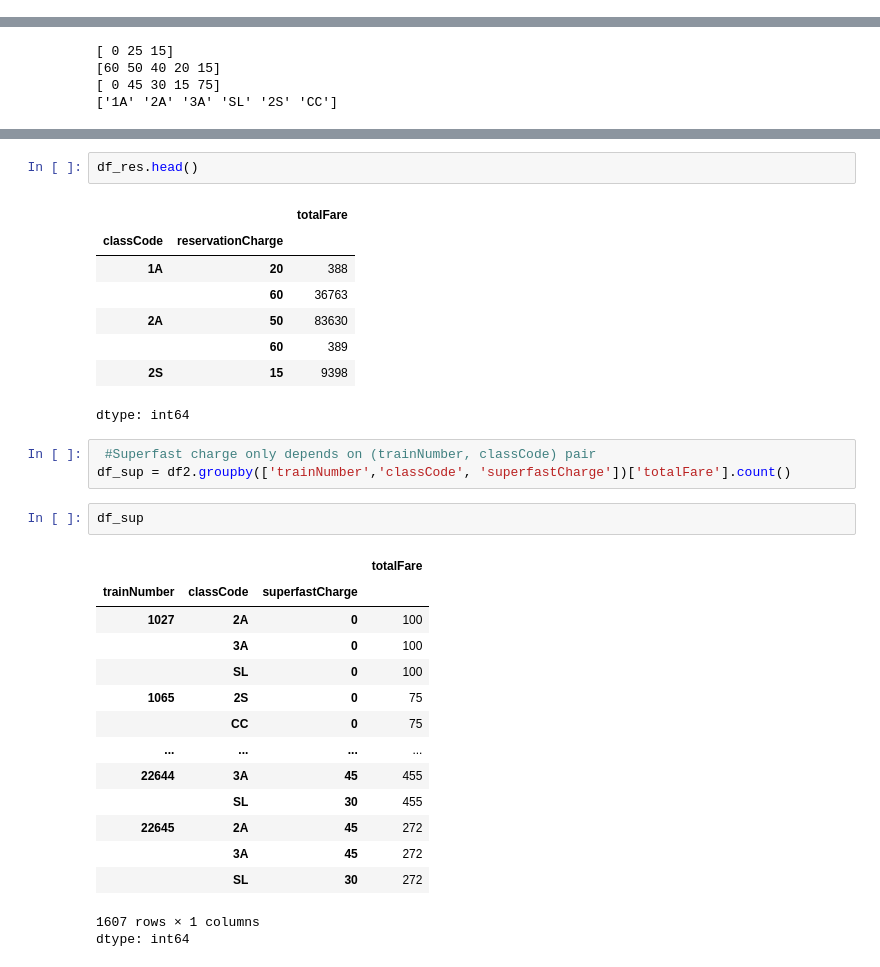
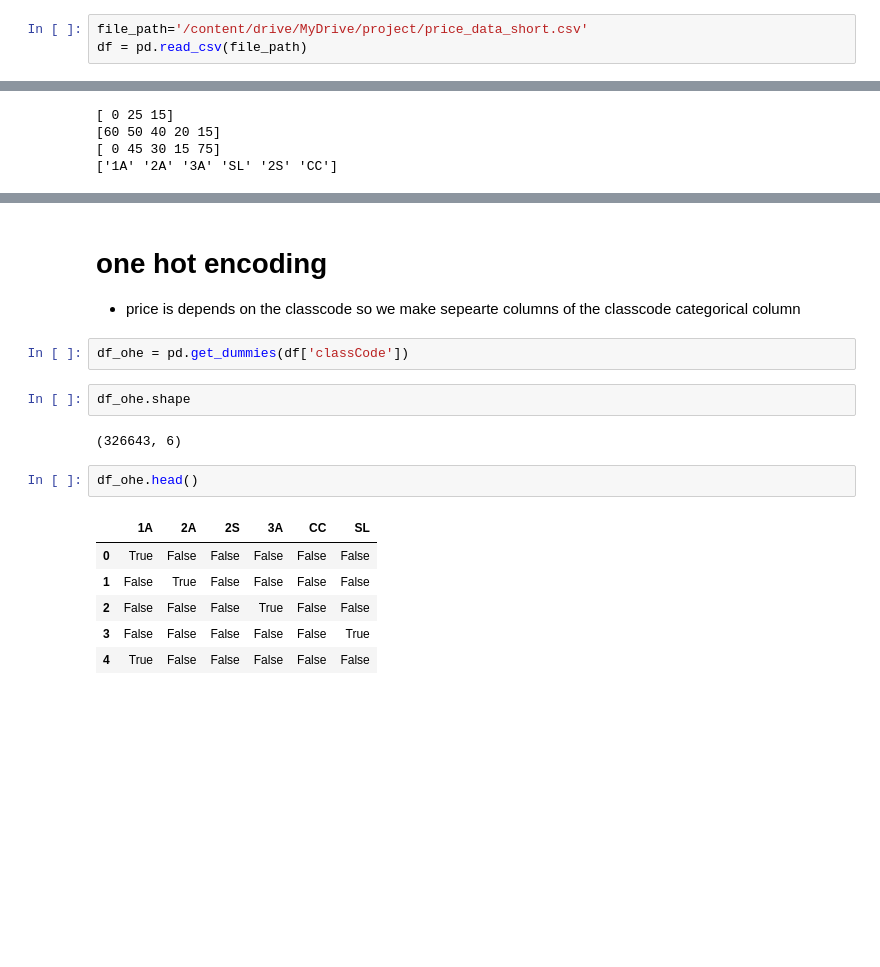
Before and after one commit to AvinashPatil7/Railways-Price-Prediction, a Jupyter notebook: Railways Prediction.ipynb, the cells around one changed output, grey strips where cells are left out. Cells and saved outputs as stored; diff of their text form; blank space fills up the shorter version.

```diff
--- a/Railways Prediction.ipynb
+++ b/Railways Prediction.ipynb
@@ -11,3 +6,6 @@ df = pd.read_csv('/content/drive/MyDrive/price_data.csv')
+# %%
+file_path='/content/drive/MyDrive/project/price_data_short.csv'
+df = pd.read_csv(file_path)
 # %%
 df.head()
 # %% [output]
@@ -170,32 +179,18 @@ df_res = df2.groupby(['classCode', 'reservationCharge'])['totalFare'].count()
+# %% [markdown]
+# one hot encoding
+- price is depends on the classcode so we make sepearte columns of the classcode categorical column
+# %%
+df_ohe = pd.get_dummies(df['classCode'])
+# %%
+df_ohe.shape
+# %% [output]
+(326643, 6)
 # %%
-df_res.head()
+df_ohe.head()
 # %% [output]
-|  |  | totalFare |
-| classCode | reservationCharge |  |
-| 1A | 20 | 388 |
-|  | 60 | 36763 |
-| 2A | 50 | 83630 |
-|  | 60 | 389 |
-| 2S | 15 | 9398 |
+|  | 1A | 2A | 2S | 3A | CC | SL |
+| 0 | True | False | False | False | False | False |
+| 1 | False | True | False | False | False | False |
+| 2 | False | False | False | True | False | False |
+| 3 | False | False | False | False | False | True |
+| 4 | True | False | False | False | False | False |
-dtype: int64
-# %%
- #Superfast charge only depends on (trainNumber, classCode) pair
-df_sup = df2.groupby(['trainNumber','classCode', 'superfastCharge'])['totalFare'].count()
-# %%
-df_sup
-# %% [output]
-|  |  |  | totalFare |
-| trainNumber | classCode | superfastCharge |  |
-| 1027 | 2A | 0 | 100 |
-|  | 3A | 0 | 100 |
-|  | SL | 0 | 100 |
-| 1065 | 2S | 0 | 75 |
-|  | CC | 0 | 75 |
-| ... | ... | ... | ... |
-| 22644 | 3A | 45 | 455 |
-|  | SL | 30 | 455 |
-| 22645 | 2A | 45 | 272 |
-|  | 3A | 45 | 272 |
-|  | SL | 30 | 272 |
-1607 rows × 1 columns
-dtype: int64
```
Also changed, not shown: parts of 25 cells of this notebook.
